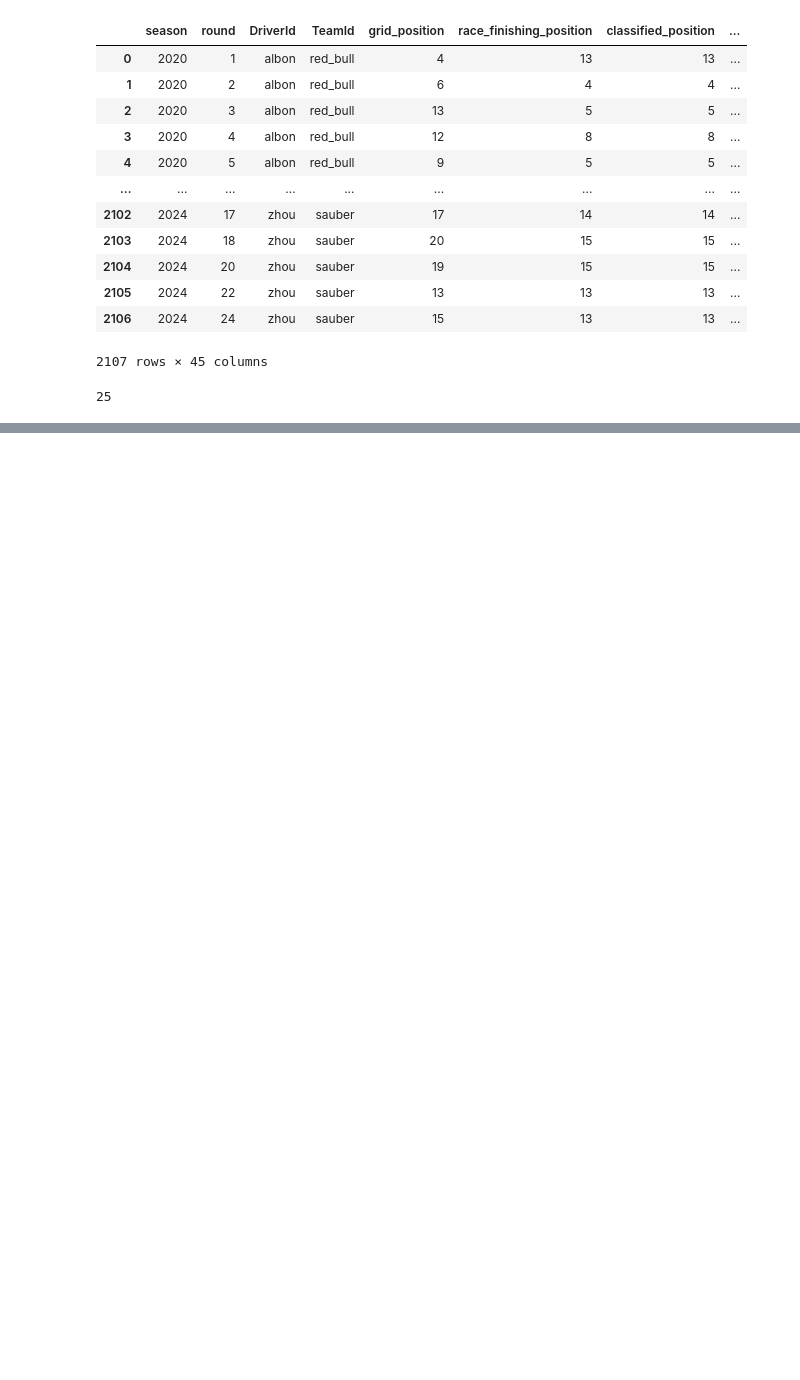
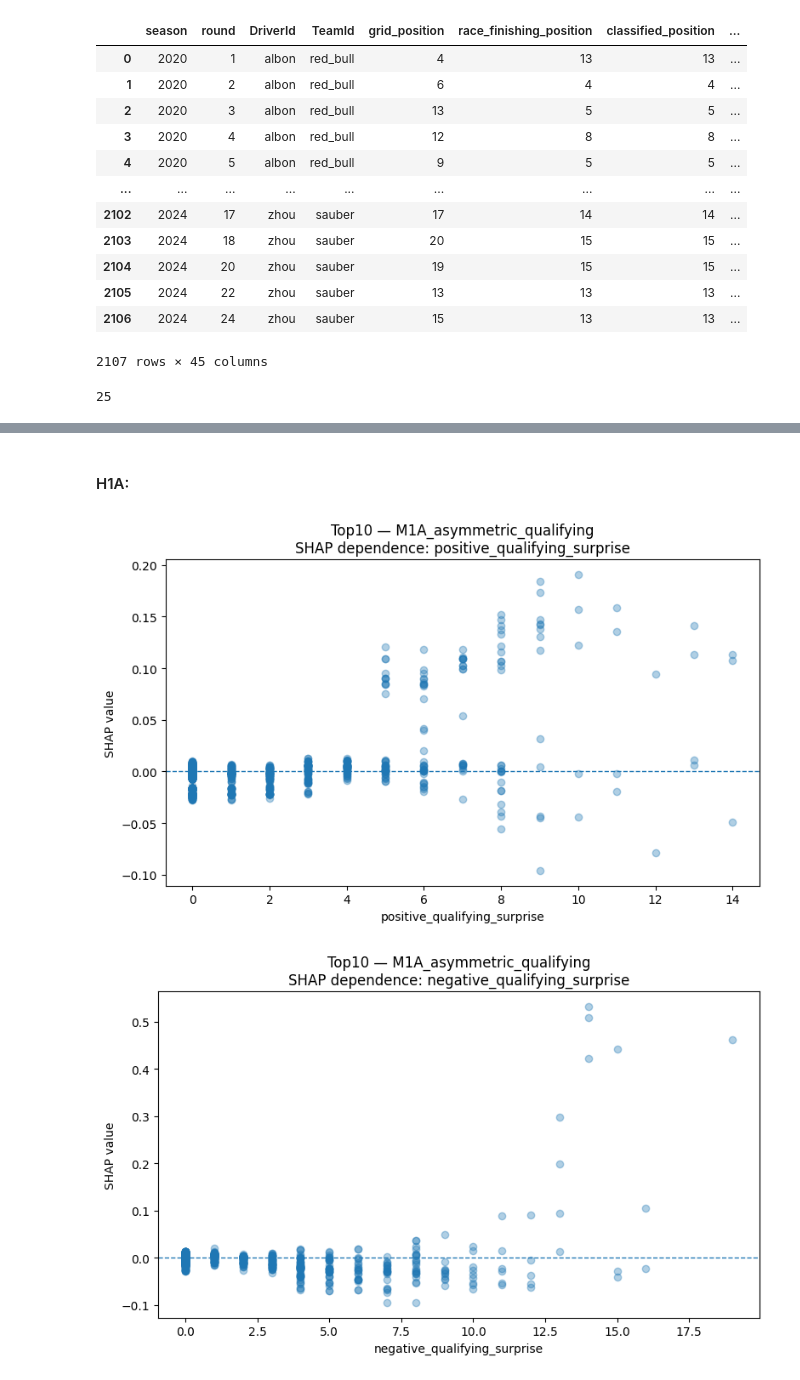
Before and after one commit to felipevalencla/ML-formula-one-expectation-relative-asymmetry, a Jupyter notebook: F1_experiments.ipynb, the cells around one changed output, grey strips where cells are left out. Saved outputs shown, nothing was run; the diff lists cells and outputs as text; code cells hidden in the pictures; blank space fills up the shorter version.

```diff
--- a/F1_experiments.ipynb
+++ b/F1_experiments.ipynb
@@ -205,0 +3179,29 @@ M4_symmetric
+# %% [markdown]
+#### H1A:
+# %%
+plot_shap_dependence(
+    "Top10",
+    "M1A_asymmetric_qualifying",
+    "positive_qualifying_surprise"
+)
+
+plot_shap_dependence(
+    "Top10",
+    "M1A_asymmetric_qualifying",
+    "negative_qualifying_surprise"
+)
+
+plot_shap_dependence(
+    "Podium",
+    "M1A_asymmetric_qualifying",
+    "positive_qualifying_surprise"
+)
+
+plot_shap_dependence(
+    "Podium",
+    "M1A_asymmetric_qualifying",
+    "negative_qualifying_surprise"
+)
+# %% [output]
+[figure, added]
+[figure, added]
```
Also changed, not shown: parts of 96 cells of this notebook, 17 other files.
